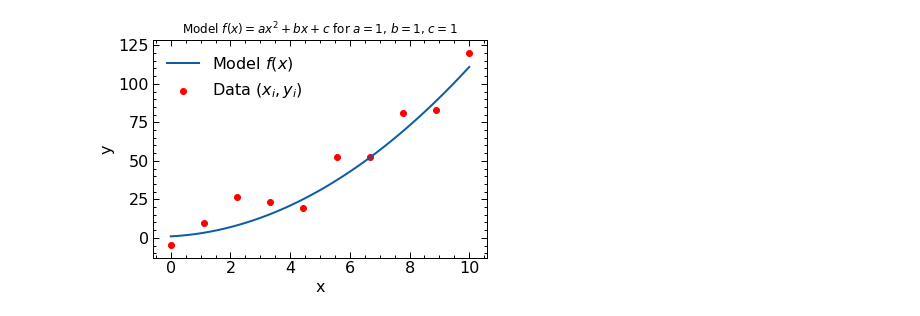
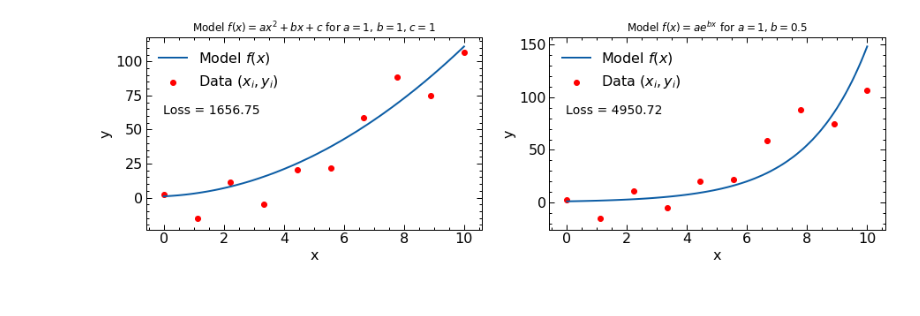
Before and after one commit to hsf-training/hsf-training-ml-webpage, a Jupyter notebook: make_plots.ipynb, the cells around one changed output. Cells and saved outputs as stored; diff of their text form; code cells hidden in the pictures.

```diff
--- a/make_plots.ipynb
+++ b/make_plots.ipynb
@@ -6,20 +6,36 @@ plt.style.use(['science','notebook'])
 a = 1
 b = 1
 c = 1
+
+f = 1
+g = 0.1
 # %%
 x = np.linspace(0,10,100)
 y1 = a*x**2 + b*x + c
-y2 = 0.5*x**2 + 0.5*x + c
+y2 = f*np.exp(0.5*x)
 
 x_i = np.linspace(0,10,10)
 y_i = a*x_i**2 + b*x_i + c + np.random.randn(10)*10
+
+loss1 = np.sum((a*x_i**2 + b*x_i + c - y_i)**2)
+loss2 = np.sum((f*np.exp(0.5*x_i) - y_i)**2)
-# %%
-plt.plot(x,y1, label='Model $f(x)$')
-plt.scatter(x_i,y_i, color='r', label='Data $(x_i, y_i)$')
-plt.title('Model $f(x)=ax^2+bx+c$ for $a=1$, $b=1$, $c=1$', fontsize=12)
-plt.xlabel('x')
-plt.ylabel('y')
-plt.legend()
-plt.savefig('plots/intro_image.png', dpi=200)
-# %% [output]
-[figure, removed]
+# %%
+fig, ax = plt.subplots(1,2,figsize=(15,4))
+ax[0].plot(x,y1, label='Model $f(x)$')
+ax[0].scatter(x_i,y_i, color='r', label='Data $(x_i, y_i)$')
+ax[0].set_title('Model $f(x)=ax^2+bx+c$ for $a=1$, $b=1$, $c=1$', fontsize=12)
+ax[0].set_xlabel('x')
+ax[0].set_ylabel('y')
+ax[0].legend()
+ax[0].text(0.05,0.6,'Loss = {:.2f}'.format(loss1), transform=ax[0].transAxes, fontsize=14)
+
+ax[1].plot(x,y2, label='Model $f(x)$')
+ax[1].scatter(x_i,y_i, color='r', label='Data $(x_i, y_i)$')
+ax[1].set_title('Model $f(x)=ae^{bx}$ for $a=1$, $b=0.5$', fontsize=12)
+ax[1].set_xlabel('x')
+ax[1].set_ylabel('y')
+ax[1].legend()
+ax[1].text(0.05,0.6,'Loss = {:.2f}'.format(loss2), transform=ax[1].transAxes, fontsize=14)
+plt.savefig('plots/intro_image.png', dpi=200)
+# %% [output]
+[figure, added]
```
Also changed, not shown: 1 other file.
